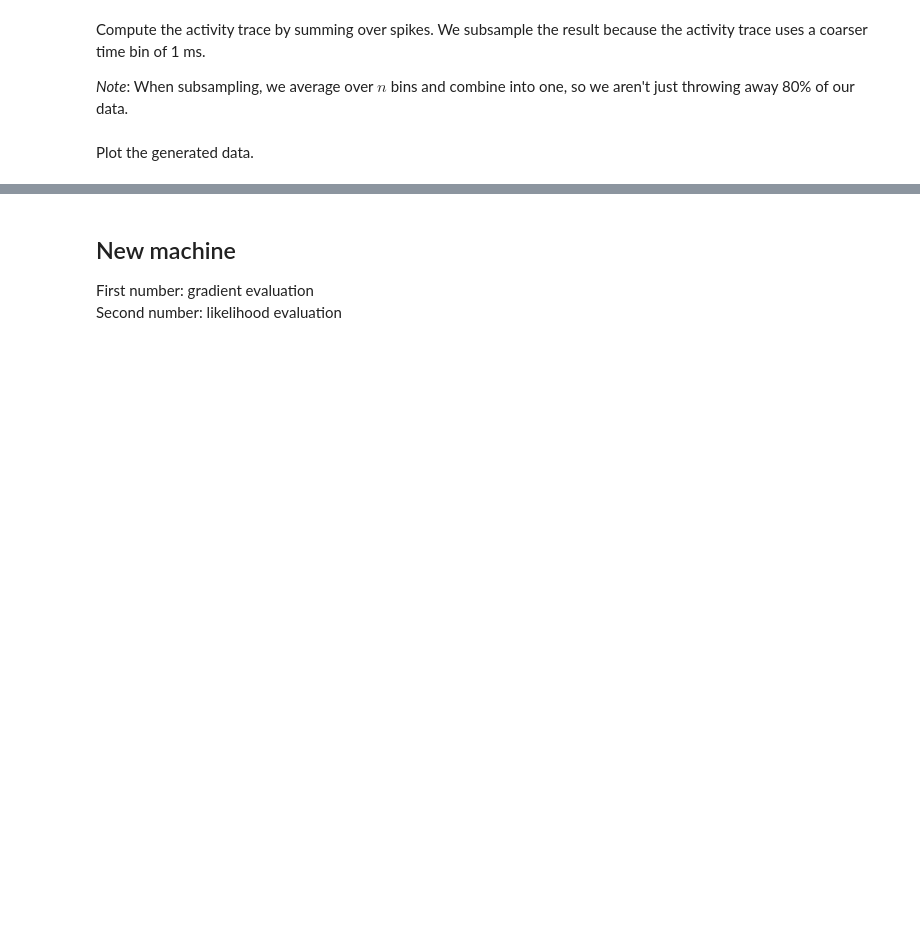
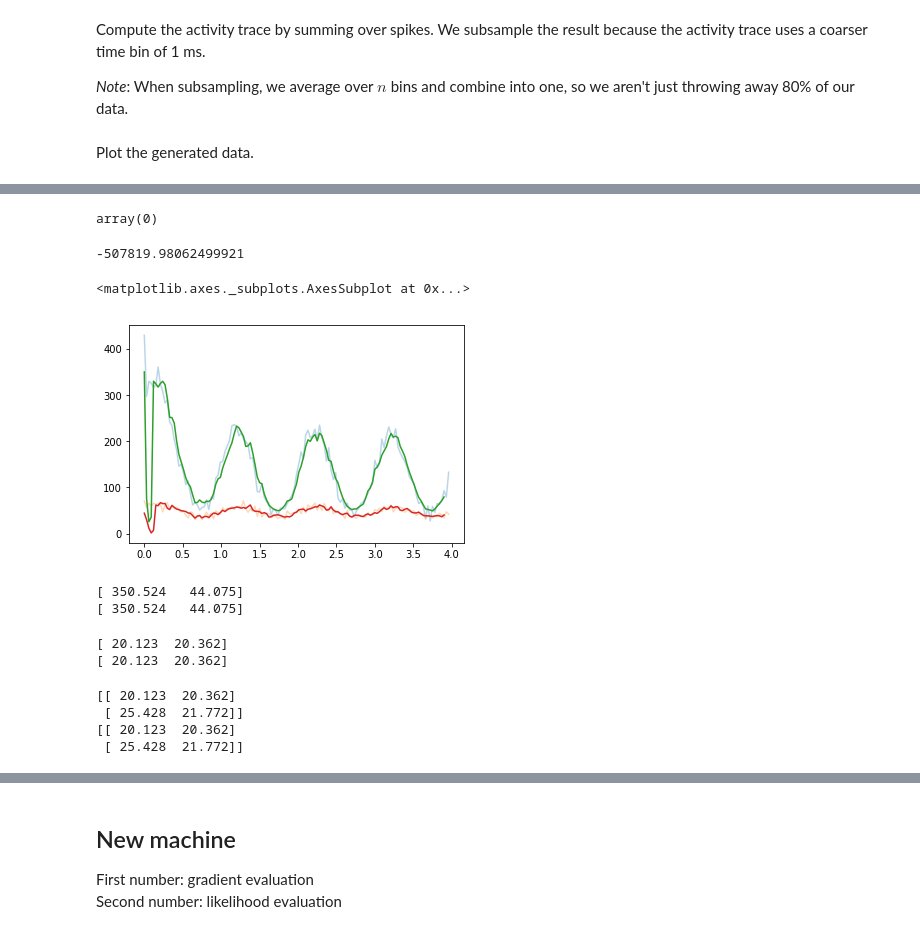
Before and after one commit to mackelab/mesoGIF, a Jupyter notebook: Finite-size GIF.ipynb, the cells around one changed output, grey strips where cells are left out. Saved outputs shown, nothing was run; the diff lists cells and outputs as text; code cells hidden in the pictures; blank space fills up the shorter version.

```diff
--- a/Finite-size GIF.ipynb
+++ b/Finite-size GIF.ipynb
@@ -94,0 +135,4 @@ mfmodelT = main.derive_mf_model_from_spikes()
+# %%
+# Extreme HACK
+mfmodelT.θ_dis.locked = True
+mfmodelT.θtilde_dis.locked = True
@@ -94,0 +176,34 @@ mfmodelT = main.derive_mf_model_from_spikes()
+# %%
+mfmodelT.λfree._cur_tidx.get_value()
+# %% [output]
+array(0)
+# %%
+logL_fnT(mfmodelT)
+# %% [output]
+-507819.98062499921
+# %%
+anlz.plot(mfmodelT.n, alpha=0.3)
+anlz.plot(mfmodelT.nbar)
+# %% [output]
+<matplotlib.axes._subplots.AxesSubplot at 0x...>
+[figure, added]
+# %%
+print(mfmodel.nbar[0])
+print(mfmodelT.nbar._original_data.get_value()[0])
+# %% [output]
+[ 350.524   44.075]
+[ 350.524   44.075]
+# %%
+print(mfmodel.params.u_rest.get_value())
+print(mfmodelT.params.u_rest.get_value())
+# %% [output]
+[ 20.123  20.362]
+[ 20.123  20.362]
+# %%
+print(mfmodel.h._original_data.get_value()[:mfmodel.h.t0idx+1])
+print(mfmodelT.h._original_data.get_value()[:mfmodelT.h.t0idx+1])
+# %% [output]
+[[ 20.123  20.362]
+ [ 25.428  21.772]]
+[[ 20.123  20.362]
+ [ 25.428  21.772]]
```
Also changed, not shown: parts of 31 cells of this notebook, 2 other files.
